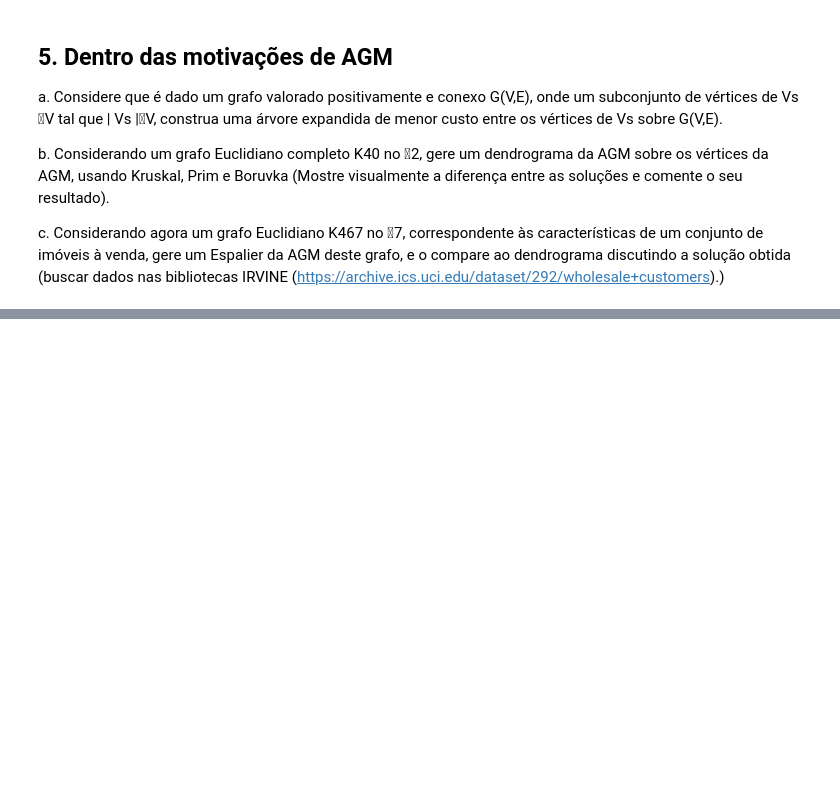
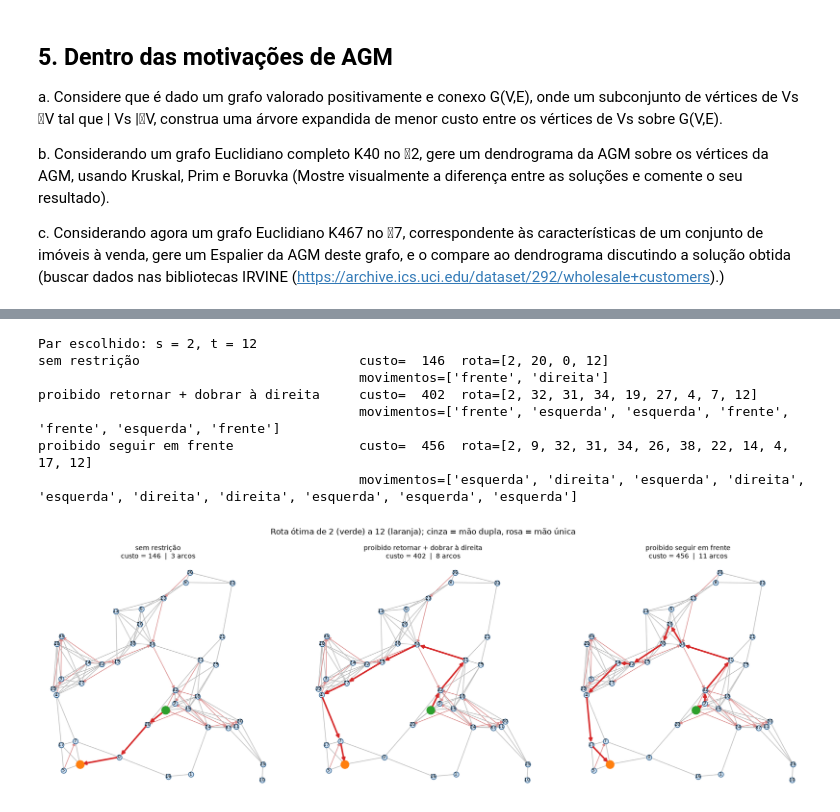
Before and after one commit to ThisIsmael/TG_AC, a Jupyter notebook: AC02.ipynb, the cells around one changed output, grey strips where cells are left out. Saved outputs shown, nothing was run; the diff lists cells and outputs as text; code cells hidden in the pictures; blank space fills up the shorter version.

```diff
--- a/AC02.ipynb
+++ b/AC02.ipynb
@@ -158,0 +920,50 @@ c. Considerando agora um grafo Euclidiano K467 no 7, correspondente às carac
+# %%
+# ----- escolhe um par (s,t) viável nos três cenários em que AMBAS as restrições encarecem a rota, e desenha -----
+CEN = [("sem restrição", frozenset()),
+       ("proibido retornar + dobrar à direita", frozenset({"retornar", "direita"})),
+       ("proibido seguir em frente", frozenset({"frente"}))]
+Ms = [matriz_restrita(g40, pr) for _, pr in CEN]
+melhor, par = (-1, -1), None
+for s in range(n40):
+    for t in range(n40):
+        if s != t and all(M[s][t] < INF for M in Ms):
+            incs = [M[s][t] - Ms[0][s][t] for M in Ms[1:]]
+            score = (min(incs), sum(incs))          # os dois cenários restritos precisam mudar a rota
+            if score > melhor:
+                melhor, par = score, (s, t)
+s, t = par
+print(f"Par escolhido: s = {s}, t = {t}")
+
+def desenhar(ax, g, verts, titulo):
+    pos = g["pos"]
+    for u, v, w, tp in g["ligacoes"]:
+        if tp == "E":
+            ax.plot(*zip(pos[u], pos[v]), color="#bbb", lw=1, zorder=1)
+        else:
+            ax.annotate("", xy=pos[v], xytext=pos[u], arrowprops=dict(arrowstyle="-|>", color="#d98b8b", lw=1), zorder=1)
+    ax.scatter(*zip(*pos), s=60, color="#cfe3f7", edgecolors="#2b5d8a", zorder=2)
+    for i, (x, y) in enumerate(pos):
+        ax.text(x, y, str(i), fontsize=6.5, ha="center", va="center", zorder=3)
+    if verts:
+        for a, b in zip(verts, verts[1:]):
+            ax.annotate("", xy=pos[b], xytext=pos[a], arrowprops=dict(arrowstyle="-|>", color="#d62728", lw=2.4, shrinkA=4, shrinkB=4), zorder=4)
+        ax.scatter(*pos[verts[0]], s=150, color="#2ca02c", zorder=5); ax.scatter(*pos[verts[-1]], s=150, color="#ff7f0e", zorder=5)
+    ax.set_title(titulo, fontsize=10); ax.set_aspect("equal"); ax.axis("off")
+
+fig, axs = plt.subplots(1, 3, figsize=(17, 5.6))
+for ax, (nome, pr) in zip(axs, CEN):
+    c, verts, movs = rota_restrita(g40, s, t, pr)
+    desenhar(ax, g40, verts, f"{nome}\ncusto = {c}  |  {len(verts)-1} arcos")
+    print(f"{nome:40s} custo={c:5d}  rota={verts}")
+    print(f"{'':40s} movimentos={movs}")
+plt.suptitle(f"Rota ótima de {s} (verde) a {t} (laranja); cinza = mão dupla, rosa = mão única", y=1.02)
+plt.tight_layout(); plt.show()
+# %% [output]
+Par escolhido: s = 2, t = 12
+sem restrição                            custo=  146  rota=[2, 20, 0, 12]
+                                         movimentos=['frente', 'direita']
+proibido retornar + dobrar à direita     custo=  402  rota=[2, 32, 31, 34, 19, 27, 4, 7, 12]
+                                         movimentos=['frente', 'esquerda', 'esquerda', 'frente', 'frente', 'esquerda', 'frente']
+proibido seguir em frente                custo=  456  rota=[2, 9, 32, 31, 34, 26, 38, 22, 14, 4, 17, 12]
+                                         movimentos=['esquerda', 'direita', 'esquerda', 'direita', 'esquerda', 'direita', 'direita', 'esquerda', 'esquerda', 'esquerda']
+[figure, added]
```
Also changed, not shown: parts of 29 cells of this notebook.
